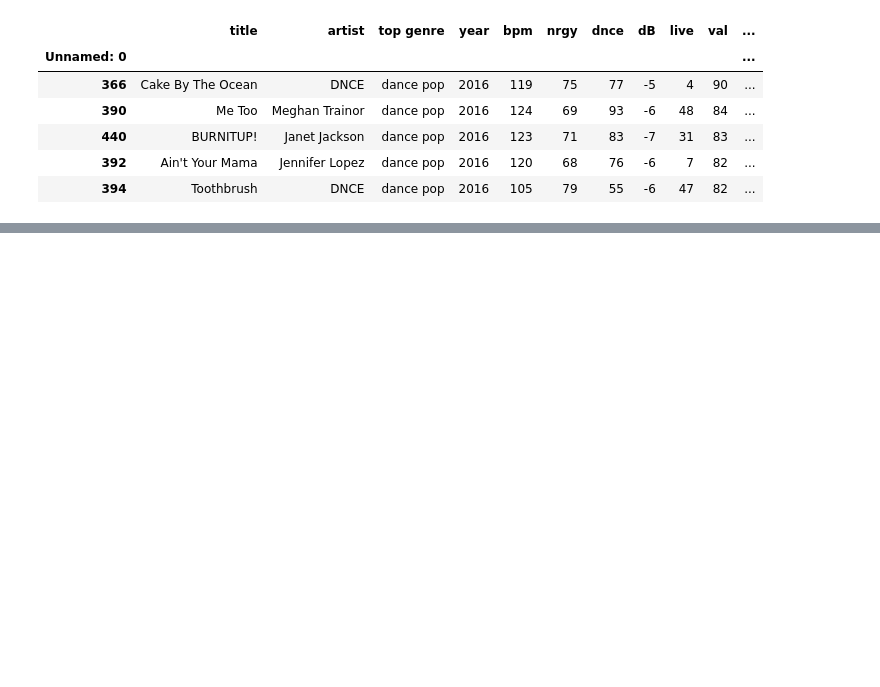
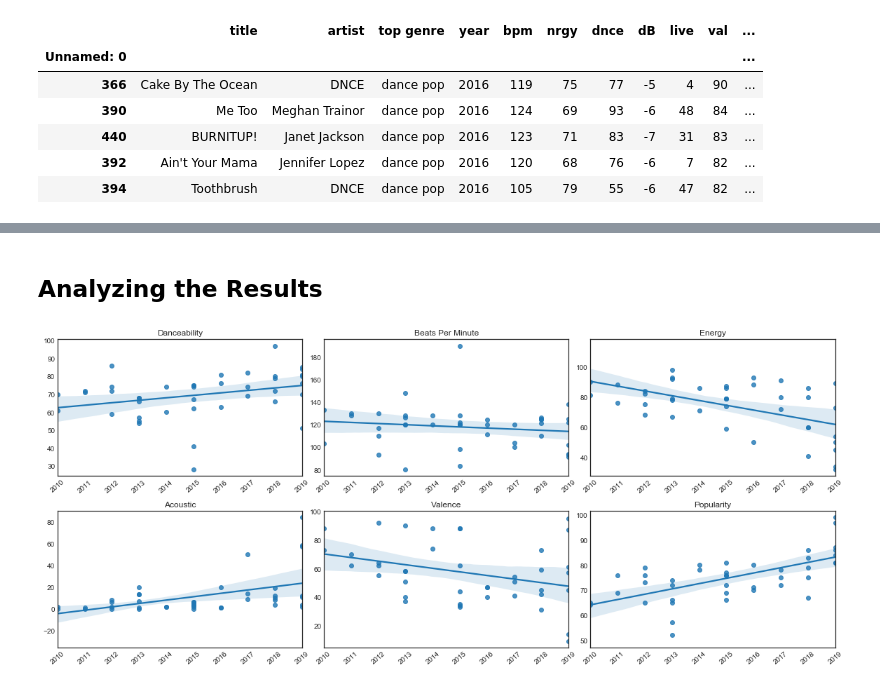
Before and after one commit to NituSidhu/spotify-analysis, a Jupyter notebook: spotify-analysis.ipynb, the cells around one changed output, grey strips where cells are left out. Drawn from its saved outputs; the diff is of its cells as text; code cells hidden in the pictures; blank space fills up the shorter version.

```diff
--- a/spotify-analysis.ipynb
+++ b/spotify-analysis.ipynb
@@ -239,0 +403,2 @@ df[(df['dnce'] > 69) & (df['bpm'] < 113) & (df['nrgy'] < 65) & (df['acous'] > 20
+# %%
+longevity = df[(df['artist']=='Selena Gomez') | (df['artist']=='Selena Gomez & The Scene') | (df['artist']=='Jonas Brothers') | (df['artist']=='Chris Brown') | (df['artist']=='Maroon 5') | (df['artist']=='Calvin Harris') ]
@@ -239,0 +408,57 @@ df[(df['dnce'] > 69) & (df['bpm'] < 113) & (df['nrgy'] < 65) & (df['acous'] > 20
+# %% [markdown]
+## Analyzing the Results
+# %%
+plt.style.use('seaborn-white')
+plt.figure(figsize=(16, 10))
+
+plt.subplot(331)
+sns.regplot(x='year',y='dnce',data=longevity, fit_reg=True)
+plt.title('Danceability')
+plt.xlabel('')
+plt.ylabel('')
+plt.xticks(rotation=40)
+plt.xlim((2010, 2019))
+
+plt.subplot(332)
+sns.regplot(x='year',y='bpm',data=longevity, fit_reg=True)
+plt.title('Beats Per Minute')
+plt.xlabel('')
+plt.ylabel('')
+plt.xticks(rotation=40)
+plt.xlim((2010, 2019))
+
+plt.subplot(333)
+sns.regplot(x='year',y='nrgy',data=longevity, fit_reg=True)
+plt.title('Energy')
+plt.xlabel('')
+plt.ylabel('')
+plt.xticks(rotation=40)
+plt.xlim((2010, 2019))
+
+plt.subplot(334)
+sns.regplot(x='year',y='acous',data=longevity, fit_reg=True)
+plt.title('Acoustic')
+plt.xlabel('')
+plt.ylabel('')
+plt.xticks(rotation=40)
+plt.xlim((2010, 2019))
+
+plt.subplot(335)
+sns.regplot(x='year',y='val',data=longevity, fit_reg=True)
+plt.title('Valence')
+plt.xlabel('')
+plt.ylabel('')
+plt.xticks(rotation=40)
+plt.xlim((2010, 2019))
+
+plt.subplot(336)
+sns.regplot(x='year',y='pop',data=longevity, fit_reg=True)
+plt.title('Popularity')
+plt.xlabel('')
+plt.ylabel('')
+plt.xticks(rotation=40)
+plt.xlim((2010, 2019))
+
+plt.tight_layout()
+# %% [output]
+[figure, added]
```
Also changed, not shown: parts of 63 cells of this notebook.
